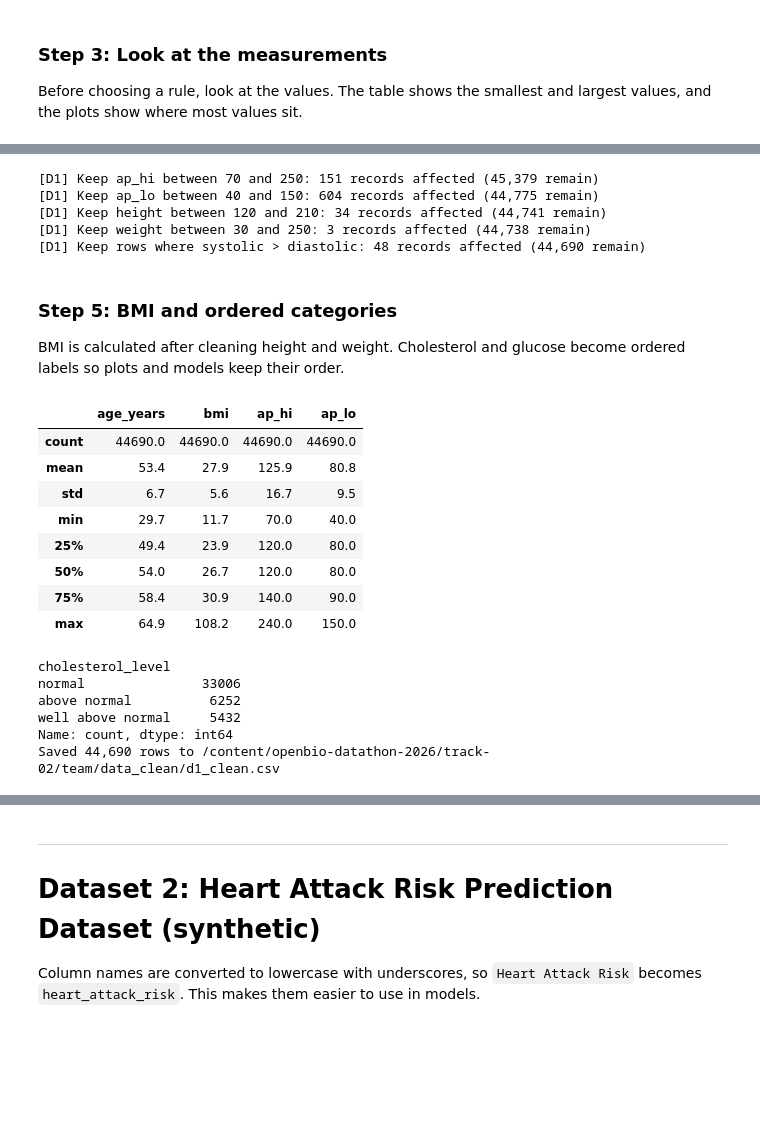
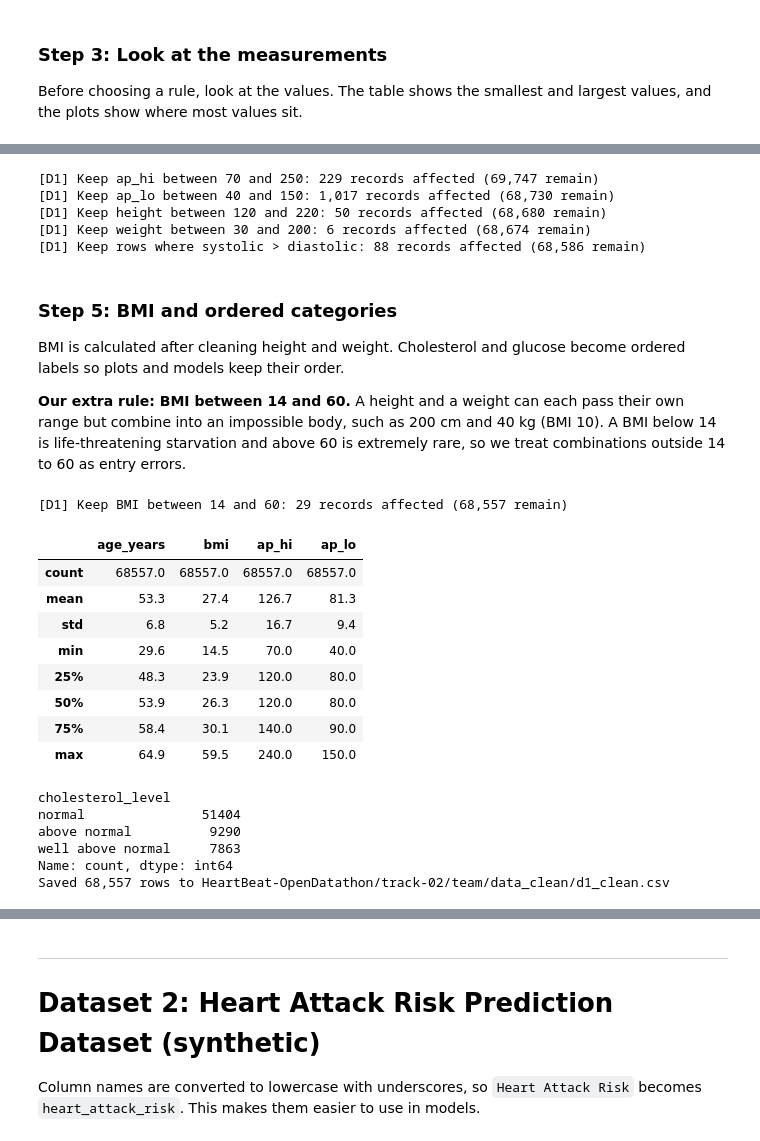
Before and after one commit to ankit010798verma/HeartBeat-OpenDatathon, a Jupyter notebook: track-02/team/notebooks/01_cleaning.ipynb, the cells around one changed output, grey strips where cells are left out. Saved outputs shown, nothing was run; the diff lists cells and outputs as text; code cells hidden in the pictures; blank space fills up the shorter version.

```diff
--- a/track-02/team/notebooks/01_cleaning.ipynb
+++ b/track-02/team/notebooks/01_cleaning.ipynb
@@ -132,6 +143,11 @@ if d1_raw is not None:
     n = len(d1)
     d1 = d1.drop_duplicates(subset="id")
     log_step("D1", "Drop duplicate ids", n, len(d1), "Each patient should appear once")
+
+    n = len(d1)
+    d1 = d1[~d1.drop(columns="id").duplicated(keep="first")]
+    log_step("D1", "Drop rows identical to an earlier row in every column except id", n, len(d1),
+             "A match on age to the day and every measurement is very unlikely by chance, so these look like double entries (first copy kept)")
     d1["age_years"] = d1["age"] / 365.25
     print(d1["age_years"].describe().round(1))
 # %% [output]
@@ -154,6 +172,6 @@ The Kaggle page lists `gender` only as a "categorical code" and does not say whi
 # %%
 WOMEN_CODE = 1
-D1_SEX_SCOPE = "women"   # "women" or "both"
+D1_SEX_SCOPE = "both"    # "women" or "both". We compare women with men (see the note above)
 
 if d1_raw is not None:
     print("Mean height (cm) by gender code:")
@@ -163,6 +181,7 @@ if d1_raw is not None:
         n = len(d1)
         d1 = d1[d1["female"] == 1].copy()
         log_step("D1", "Keep women only", n, len(d1), "Track focus on women")
+    print("\nRows by sex:", d1["female"].map({1: "women", 0: "men"}).value_counts().to_dict())
 # %% [output]
 Mean height (cm) by gender code:
 gender
@@ -207,21 +239,9 @@ if d1_raw is not None:
 # %%
 RANGES = {
-    "ap_hi": {
-        "range": (70, 250),
-        "reason": "Exclude implausible systolic blood pressure values while retaining severe hypertension."
-    },
-    "ap_lo": {
-        "range": (40, 150),
-        "reason": "Exclude implausible diastolic blood pressure values while retaining severe hypertension."
-    },
-    "height": {
-        "range": (120, 210),
-        "reason": "Exclude extreme adult heights likely to reflect measurement or entry errors."
-    },
-    "weight": {
-        "range": (30, 250),
-        "reason": "Exclude extremely low body weights while retaining high weights."
-    }
+    "ap_hi":  {"range": (70, 250),  "reason": "Systolic below 70 mmHg is shock-level and above 250 is beyond recorded clinical extremes; values like 16,020 or -150 are entry errors"},
+    "ap_lo":  {"range": (40, 150),  "reason": "Diastolic outside 40-150 mmHg is not compatible with an outpatient reading; values like 1,000 look like an extra zero"},
+    "height": {"range": (120, 220), "reason": "Adult heights outside 120-220 cm are extremely rare; values like 55 cm are entry errors"},
+    "weight": {"range": (30, 200),  "reason": "Under 30 kg is implausible for an adult at a check-up; 200 kg is the file maximum and physically possible"},
 }
 
 if d1_raw is not None:
@@ -238,39 +258,46 @@ if d1_raw is not None:
     d1 = d1[d1["ap_hi"] > d1["ap_lo"]]
     log_step("D1", "Keep rows where systolic > diastolic", n, len(d1), "Systolic is always higher than diastolic")
 # %% [output]
-[D1] Keep ap_hi between 70 and 250: 151 records affected (45,379 remain)
-[D1] Keep ap_lo between 40 and 150: 604 records affected (44,775 remain)
-[D1] Keep height between 120 and 210: 34 records affected (44,741 remain)
-[D1] Keep weight between 30 and 250: 3 records affected (44,738 remain)
-[D1] Keep rows where systolic > diastolic: 48 records affected (44,690 remain)
+[D1] Keep ap_hi between 70 and 250: 229 records affected (69,747 remain)
+[D1] Keep ap_lo between 40 and 150: 1,017 records affected (68,730 remain)
+[D1] Keep height between 120 and 220: 50 records affected (68,680 remain)
+[D1] Keep weight between 30 and 200: 6 records affected (68,674 remain)
+[D1] Keep rows where systolic > diastolic: 88 records affected (68,586 remain)
 # %% [markdown]
 ### Step 5: BMI and ordered categories
 
 BMI is calculated after cleaning height and weight. Cholesterol and glucose become ordered labels so plots and models keep their order.
+
+**Our extra rule: BMI between 14 and 60.** A height and a weight can each pass their own range but combine into an impossible body, such as 200 cm and 40 kg (BMI 10). A BMI below 14 is life-threatening starvation and above 60 is extremely rare, so we treat combinations outside 14 to 60 as entry errors.
 # %%
 LEVELS = {1: "normal", 2: "above normal", 3: "well above normal"}
 
 if d1_raw is not None:
     d1["bmi"] = d1["weight"] / (d1["height"] / 100) ** 2
+    n = len(d1)
+    d1 = d1[d1["bmi"].between(14, 60)].copy()
+    log_step("D1", "Keep BMI between 14 and 60", n, len(d1),
+             "Height and weight can each look plausible but combine into an impossible body; BMI under 14 or over 60 is treated as an entry error")
     for col in ("cholesterol", "gluc"):
         d1[col + "_level"] = pd.Categorical(d1[col].map(LEVELS), categories=list(LEVELS.values()), ordered=True)
     display(d1[["age_years", "bmi", "ap_hi", "ap_lo"]].describe().round(1))
     print(d1["cholesterol_level"].value_counts().sort_index())
     d1.to_csv(CLEAN / "d1_clean.csv", index=False)
     print(f"Saved {len(d1):,} rows to {CLEAN / 'd1_clean.csv'}")
 # %% [output]
+[D1] Keep BMI between 14 and 60: 29 records affected (68,557 remain)
 |  | age_years | bmi | ap_hi | ap_lo |
-| count | 44690.0 | 44690.0 | 44690.0 | 44690.0 |
-| mean | 53.4 | 27.9 | 125.9 | 80.8 |
-| std | 6.7 | 5.6 | 16.7 | 9.5 |
-| min | 29.7 | 11.7 | 70.0 | 40.0 |
-| 25% | 49.4 | 23.9 | 120.0 | 80.0 |
-| 50% | 54.0 | 26.7 | 120.0 | 80.0 |
-| 75% | 58.4 | 30.9 | 140.0 | 90.0 |
-| max | 64.9 | 108.2 | 240.0 | 150.0 |
+| count | 68557.0 | 68557.0 | 68557.0 | 68557.0 |
+| mean | 53.3 | 27.4 | 126.7 | 81.3 |
+| std | 6.8 | 5.2 | 16.7 | 9.4 |
+| min | 29.6 | 14.5 | 70.0 | 40.0 |
+| 25% | 48.3 | 23.9 | 120.0 | 80.0 |
+| 50% | 53.9 | 26.3 | 120.0 | 80.0 |
+| 75% | 58.4 | 30.1 | 140.0 | 90.0 |
+| max | 64.9 | 59.5 | 240.0 | 150.0 |
-cholesterol_level
-normal               33006
-above normal          6252
-well above normal     5432
-Name: count, dtype: int64
-Saved 44,690 rows to /content/openbio-datathon-2026/track-02/team/data_clean/d1_clean.csv
+cholesterol_level
+normal               51404
+above normal          9290
+well above normal     7863
+Name: count, dtype: int64
+Saved 68,557 rows to HeartBeat-OpenDatathon/track-02/team/data_clean/d1_clean.csv
```
Also changed, not shown: parts of 24 cells of this notebook, 10 other files.
